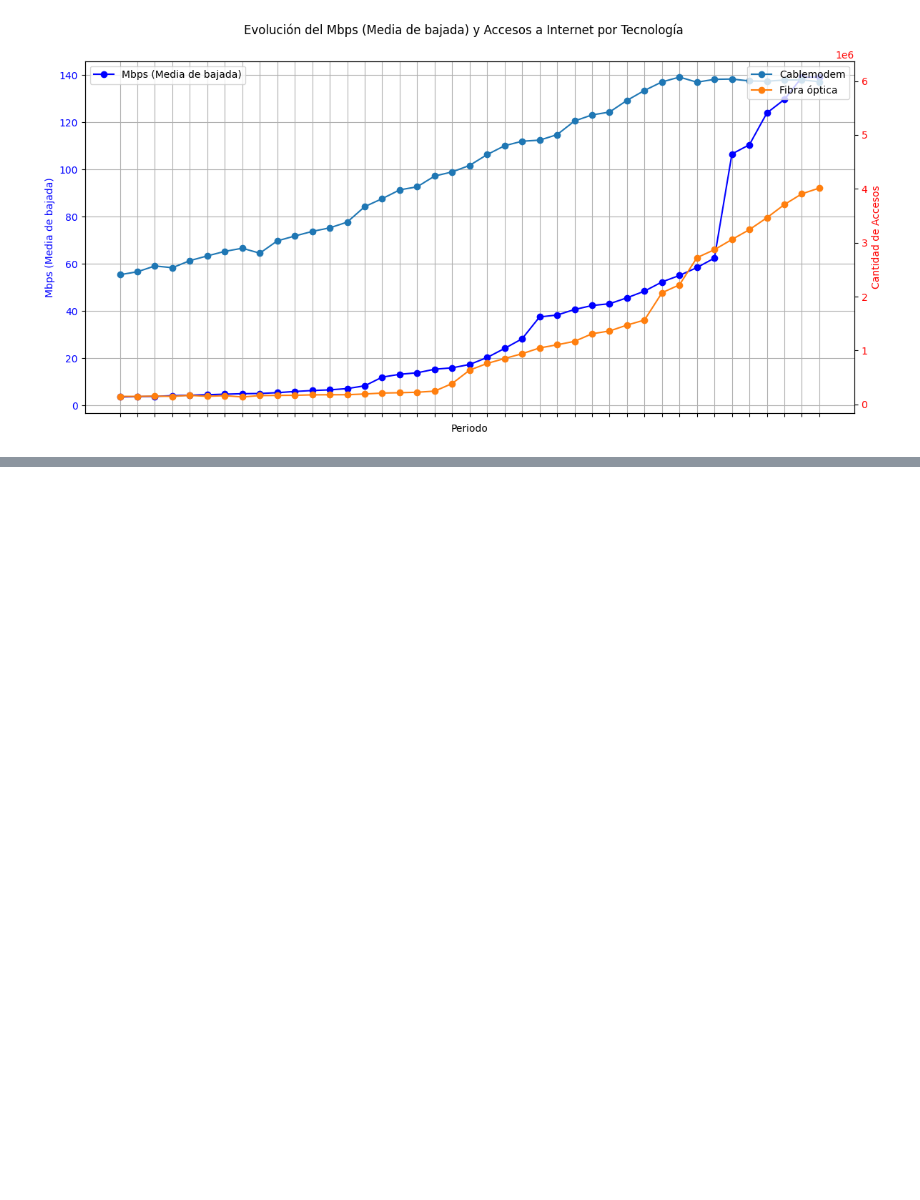
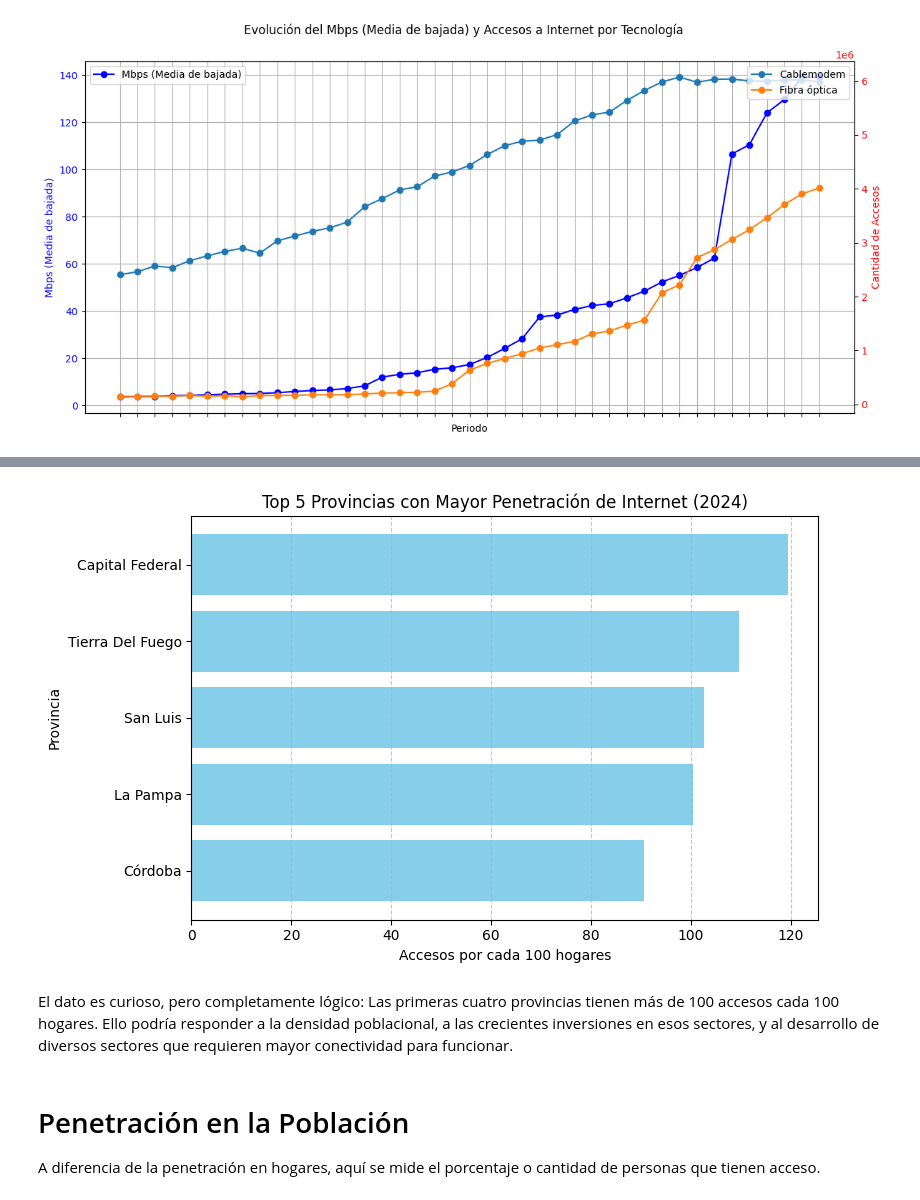
Before and after one commit to gastorellano/Proyecto_telecomunicaciones, a Jupyter notebook: Notebooks/EDA.ipynb, the cells around one changed output, grey strips where cells are left out. Drawn from its saved outputs; the diff is of its cells as text; code cells hidden in the pictures; blank space fills up the shorter version.

```diff
--- a/Notebooks/EDA.ipynb
+++ b/Notebooks/EDA.ipynb
@@ -210,0 +305,5 @@ Si bien el eje Y nos muestra escalas diferentes, el gráfico anterior nos permit
+# %%
+#Haremos un filtro del último período, para poder analizar el ranking de las provincias con mayor penetración.
+ultimo_periodo_2024 = df_penet_hogares[(df_penet_hogares['Año'] == 2024)]
+ranking_provincias_2024 = ultimo_periodo_2024.sort_values(by='Accesos por cada 100 hogares', ascending=False)
+ranking_provincias_2024[['Provincia', 'Accesos por cada 100 hogares']].head(5)
@@ -210,0 +317,20 @@ Si bien el eje Y nos muestra escalas diferentes, el gráfico anterior nos permit
+# %%
+top_5_provincias = ranking_provincias_2024[['Provincia', 'Accesos por cada 100 hogares']].head(5)
+
+#Graficaremos el top 5 de Provincias con mayor penetración
+plt.figure(figsize=(8, 5))
+plt.barh(top_5_provincias['Provincia'], top_5_provincias['Accesos por cada 100 hogares'], color='skyblue')
+plt.xlabel('Accesos por cada 100 hogares')
+plt.ylabel('Provincia')
+plt.title('Top 5 Provincias con Mayor Penetración de Internet (2024)')
+plt.gca().invert_yaxis()  # Invertir el eje Y para que la provincia con mayor penetración esté en la parte superior
+plt.grid(True, axis='x', linestyle='--', alpha=0.7)
+plt.tight_layout()
+plt.show()
+# %% [output]
+[figure, added]
+# %% [markdown]
+El dato es curioso, pero completamente lógico: Las primeras cuatro provincias tienen más de 100 accesos cada 100 hogares. Ello podría responder a la densidad poblacional, a las crecientes inversiones en esos sectores, y al desarrollo de diversos sectores que requieren mayor conectividad para funcionar.
+# %% [markdown]
+# Penetración en la Población
+A diferencia de la penetración en hogares, aquí se mide el porcentaje o cantidad de personas que tienen acceso.
```
Also changed, not shown: parts of 20 cells of this notebook, 5 other files.
